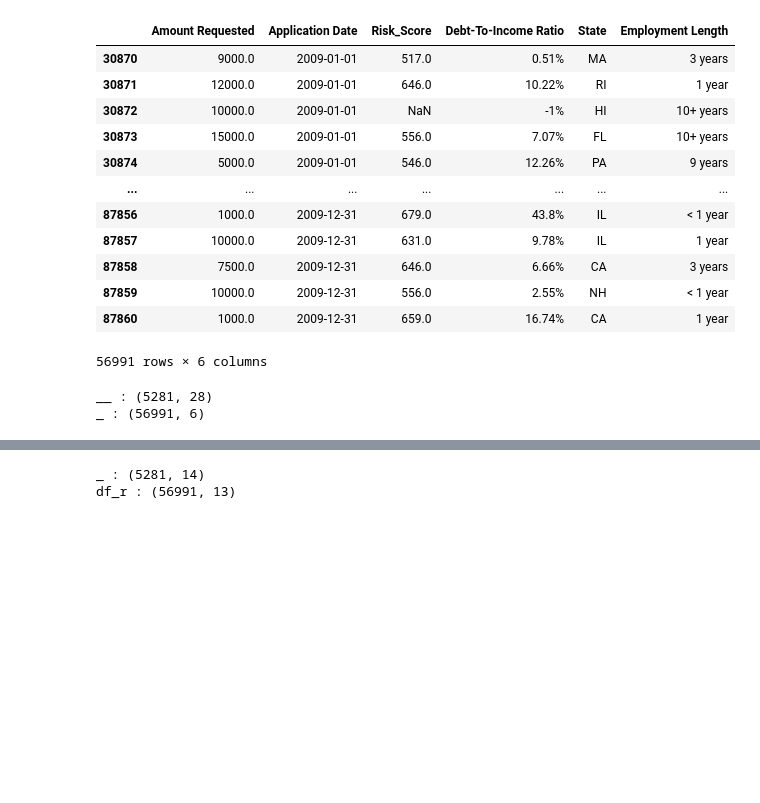
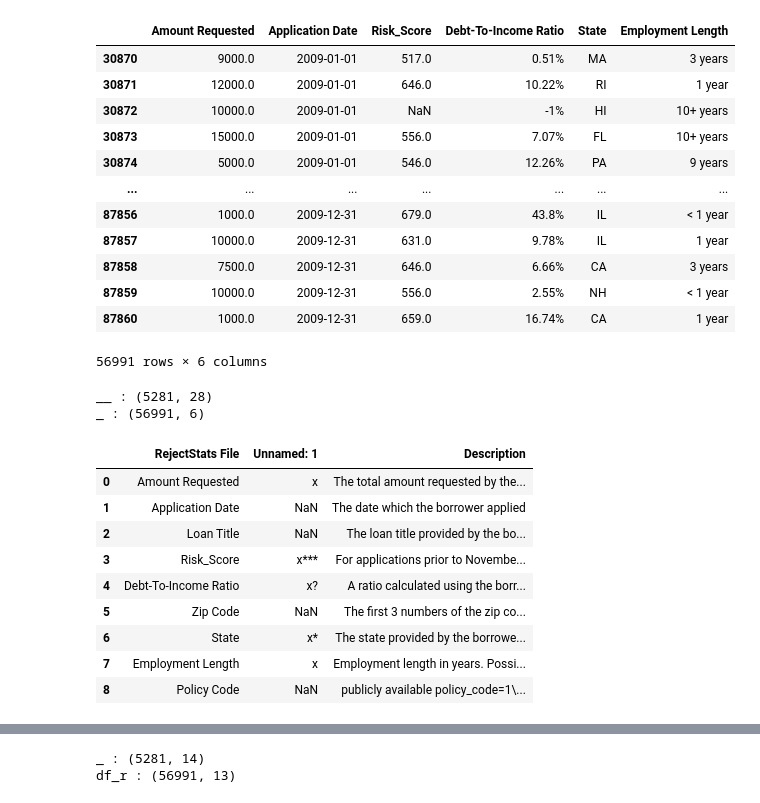
Before and after one commit to hiaac-finance/credit_pipeline, a Jupyter notebook: examples/Model_Pipeline_Functions_Pessoal_V24_Data_LC.ipynb, the cells around one changed output, grey strips where cells are left out. Drawn from its saved outputs; the diff is of its cells as text; code cells hidden in the pictures; blank space fills up the shorter version.

```diff
--- a/examples/Model_Pipeline_Functions_Pessoal_V24_Data_LC.ipynb
+++ b/examples/Model_Pipeline_Functions_Pessoal_V24_Data_LC.ipynb
@@ -185,3 +183,18 @@ dex.get_shapes(df_a, df_r)
 # %% [output]
 __ : (5281, 28)
 _ : (56991, 6)
+# %%
+df_desc = pd.read_excel(path+'LCDataDictionary.xlsx', sheet_name=2)
+# %%
+df_desc
+# %% [output]
+|  | RejectStats File | Unnamed: 1 | Description |
+| 0 | Amount Requested | x | The total amount requested by the... |
+| 1 | Application Date | NaN | The date which the borrower applied |
+| 2 | Loan Title | NaN | The loan title provided by the bo... |
+| 3 | Risk_Score | x*** | For applications prior to Novembe... |
+| 4 | Debt-To-Income Ratio | x? | A ratio calculated using the borr... |
+| 5 | Zip Code | NaN | The first 3 numbers of the zip co... |
+| 6 | State | x* | The state provided by the borrowe... |
+| 7 | Employment Length | x | Employment length in years. Possi... |
+| 8 | Policy Code | NaN | publicly available policy_code=1\... |
```
Also changed, not shown: parts of 11 cells of this notebook, 11 other files.
